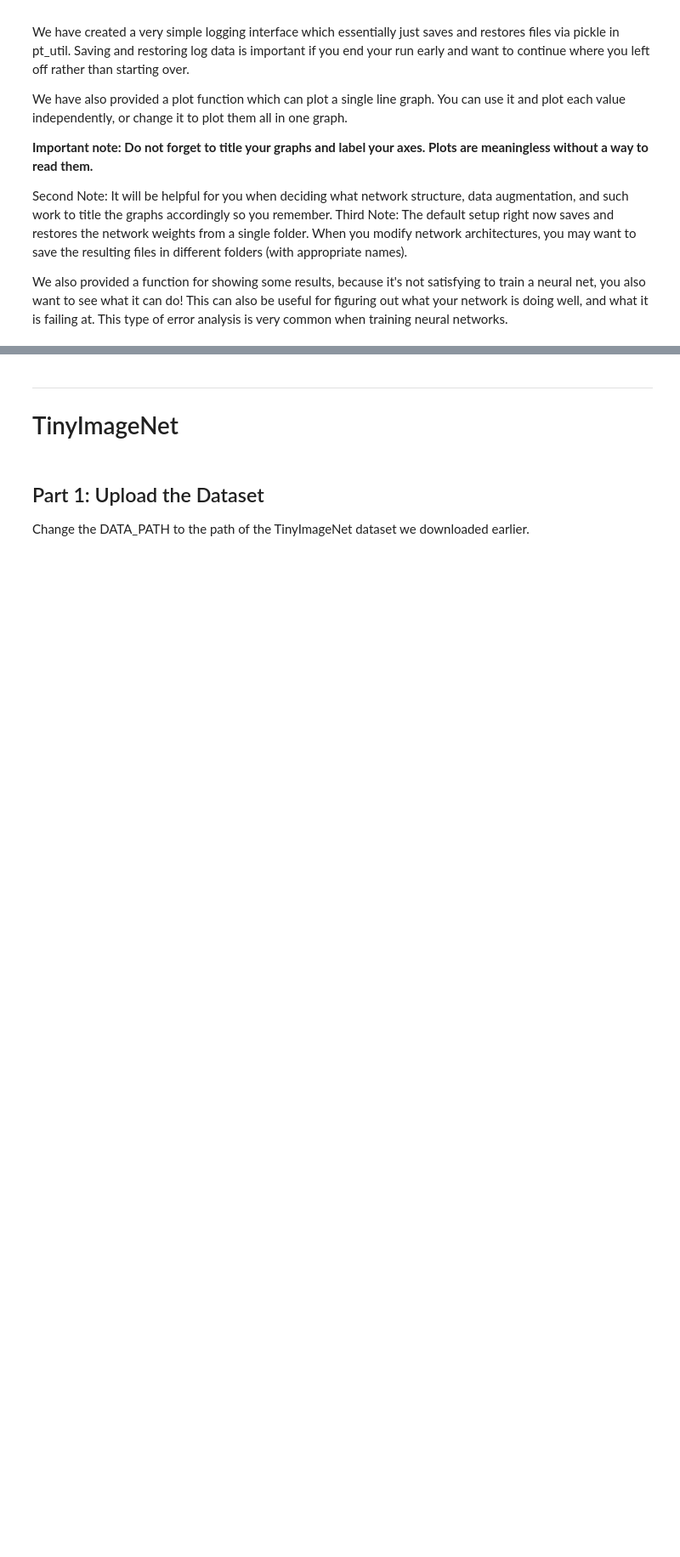
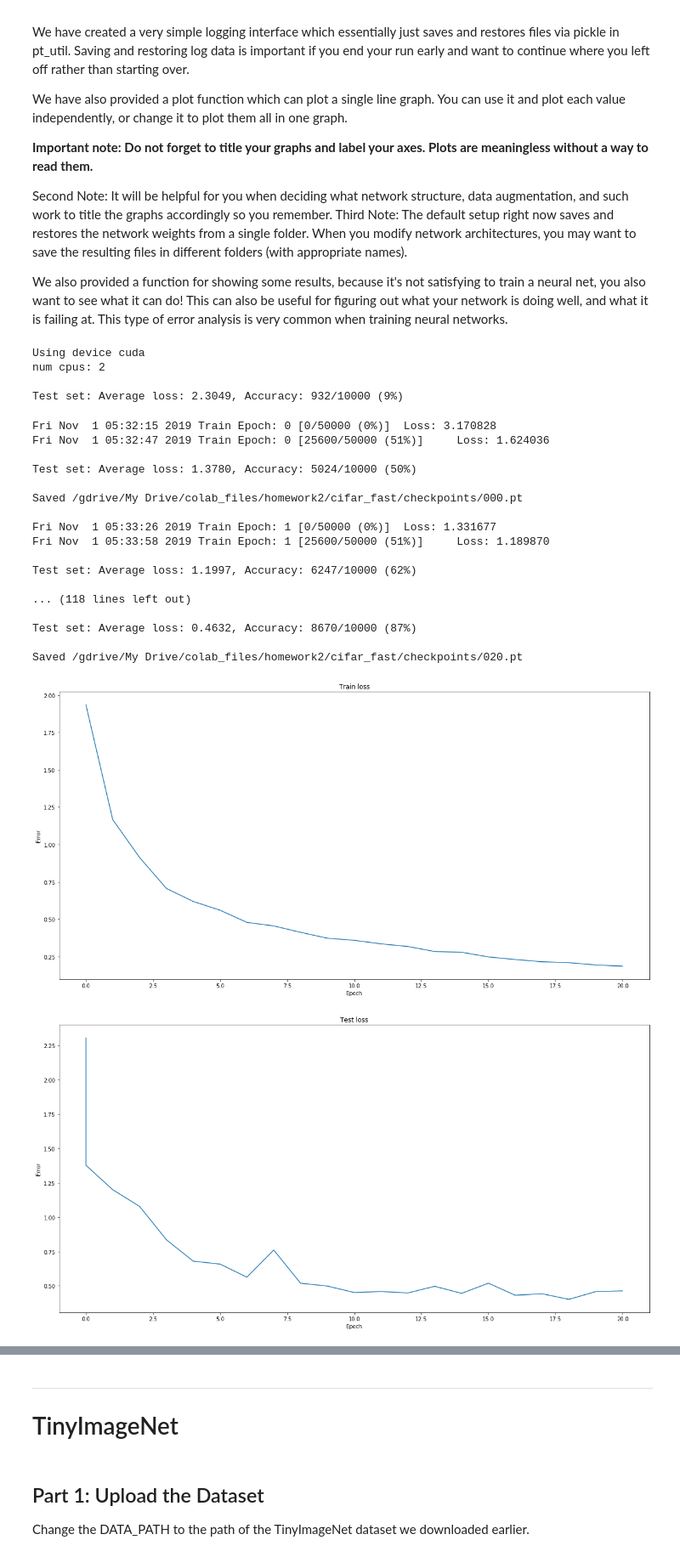
Before and after one commit to tunsheng/cse_599_homework, a Jupyter notebook: hw2/homework2_colab.ipynb, the cells around one changed output, grey strips where cells are left out. Shown at 85% size. Cells and saved outputs as stored; diff of their text form; code cells hidden in the pictures; blank space fills up the shorter version.

```diff
--- a/hw2/homework2_colab.ipynb
+++ b/hw2/homework2_colab.ipynb
@@ -39,7 +44,7 @@ Normally, we'd want to download our dataset first. Since PyTorch hosts the CIFAR
 
 But, we'll change DATA_PATH to an empty directory to download the dataset to.
 # %%
-DATA_PATH = BASE_PATH + 'cifar/'
+DATA_PATH = BASE_PATH + 'cifar_fast/'
 # %% [markdown]
 ## Part 2: Defining the Network
 We're giving you no instructions on this part. Welcome to deep learning research! You probably want to use the Cross Entropy error again, but who knows, maybe you can find a better loss function. We will give you a few hints of things to try. Have a look at https://github.com/pytorch/examples/blob/master/mnist/main.py for a basic neural network implementation.
@@ -64,31 +69,3 @@ import h5py
 import sys
 sys.path.append(BASE_PATH)
 import pt_util
-# %%
-class CifarNet(nn.Module):
-    def __init__(self):
-        super(CifarNet, self).__init__()
-        # TODO define the layers
-        raise NotImplementedError('Need to define the layers for your network')
-
-    def forward(self, x):
-        # TODO define the forward pass
-        raise NotImplementedError('Need to define the forward pass')
-        return x
-
-    def loss(self, prediction, label, reduction='elementwise_mean'):
-        loss_val = F.cross_entropy(prediction, label.squeeze(), reduction=reduction)
-        return loss_val
-
-    def save_model(self, file_path, num_to_keep=1):
-        pt_util.save(self, file_path, num_to_keep)
-
-    def save_best_model(self, accuracy, file_path, num_to_keep=1):
-        # TODO save the model if it is the best
-        raise NotImplementedError('Need to implement save_best_model')
-
-    def load_model(self, file_path):
-        pt_util.restore(self, file_path)
-
-    def load_last_model(self, dir_path):
-        return pt_util.restore_latest(self, dir_path)
@@ -199,7 +507,7 @@ We also provided a function for showing some results, because it's not satisfyin
 # Play around with these constants, you may find a better setting.
 BATCH_SIZE = 256
 TEST_BATCH_SIZE = 10
-EPOCHS = 200
+EPOCHS = 20
 LEARNING_RATE = 0.01
 MOMENTUM = 0.9
 USE_CUDA = True
@@ -211,7 +519,7 @@ LOG_PATH = DATA_PATH + 'log.pkl'
 # Now the actual training code
 use_cuda = USE_CUDA and torch.cuda.is_available()
 
-#torch.manual_seed(SEED)
+torch.manual_seed(SEED)
 
 device = torch.device("cuda" if use_cuda else "cpu")
 print('Using device', device)
@@ -234,31 +542,54 @@ start_epoch = model.load_last_model(DATA_PATH + 'checkpoints')
 
 train_losses, test_losses, test_accuracies = pt_util.read_log(LOG_PATH, ([], [], []))
 test_loss, test_accuracy = test(model, device, test_loader)
 
 test_losses.append((start_epoch, test_loss))
 test_accuracies.append((start_epoch, test_accuracy))
 
 try:
     for epoch in range(start_epoch, EPOCHS + 1):
         train_loss = train(model, device, train_loader, optimizer, epoch, PRINT_INTERVAL)
         test_loss, test_accuracy = test(model, device, test_loader)
         train_losses.append((epoch, train_loss))
         test_losses.append((epoch, test_loss))
         test_accuracies.append((epoch, test_accuracy))
         pt_util.write_log(LOG_PATH, (train_losses, test_losses, test_accuracies))
         model.save_best_model(test_accuracy, DATA_PATH + 'checkpoints/%03d.pt' % epoch)
 
-
 except KeyboardInterrupt as ke:
     print('Interrupted')
 except:
     import traceback
     traceback.print_exc()
 finally:
     model.save_model(DATA_PATH + 'checkpoints/%03d.pt' % epoch, 0)
     ep, val = zip(*train_losses)
     pt_util.plot(ep, val, 'Train loss', 'Epoch', 'Error')
     ep, val = zip(*test_losses)
     pt_util.plot(ep, val, 'Test loss', 'Epoch', 'Error')
     ep, val = zip(*test_accuracies)
     pt_util.plot(ep, val, 'Test accuracy', 'Epoch', 'Error')
+# %% [output]
+Using device cuda
+num cpus: 2
+
+Test set: Average loss: 2.3049, Accuracy: 932/10000 (9%)
+Fri Nov  1 05:32:15 2019 Train Epoch: 0 [0/50000 (0%)]  Loss: 3.170828
+Fri Nov  1 05:32:47 2019 Train Epoch: 0 [25600/50000 (51%)]     Loss: 1.624036
+
+Test set: Average loss: 1.3780, Accuracy: 5024/10000 (50%)
+
+Saved /gdrive/My Drive/colab_files/homework2/cifar_fast/checkpoints/000.pt
+
+Fri Nov  1 05:33:26 2019 Train Epoch: 1 [0/50000 (0%)]  Loss: 1.331677
+Fri Nov  1 05:33:58 2019 Train Epoch: 1 [25600/50000 (51%)]     Loss: 1.189870
+
+Test set: Average loss: 1.1997, Accuracy: 6247/10000 (62%)
+
+... (118 lines left out)
+
+Test set: Average loss: 0.4632, Accuracy: 8670/10000 (87%)
+
+Saved /gdrive/My Drive/colab_files/homework2/cifar_fast/checkpoints/020.pt
+[figure, added]
+[figure, added]
```
Also changed, not shown: parts of 18 cells of this notebook, 6 other files.
